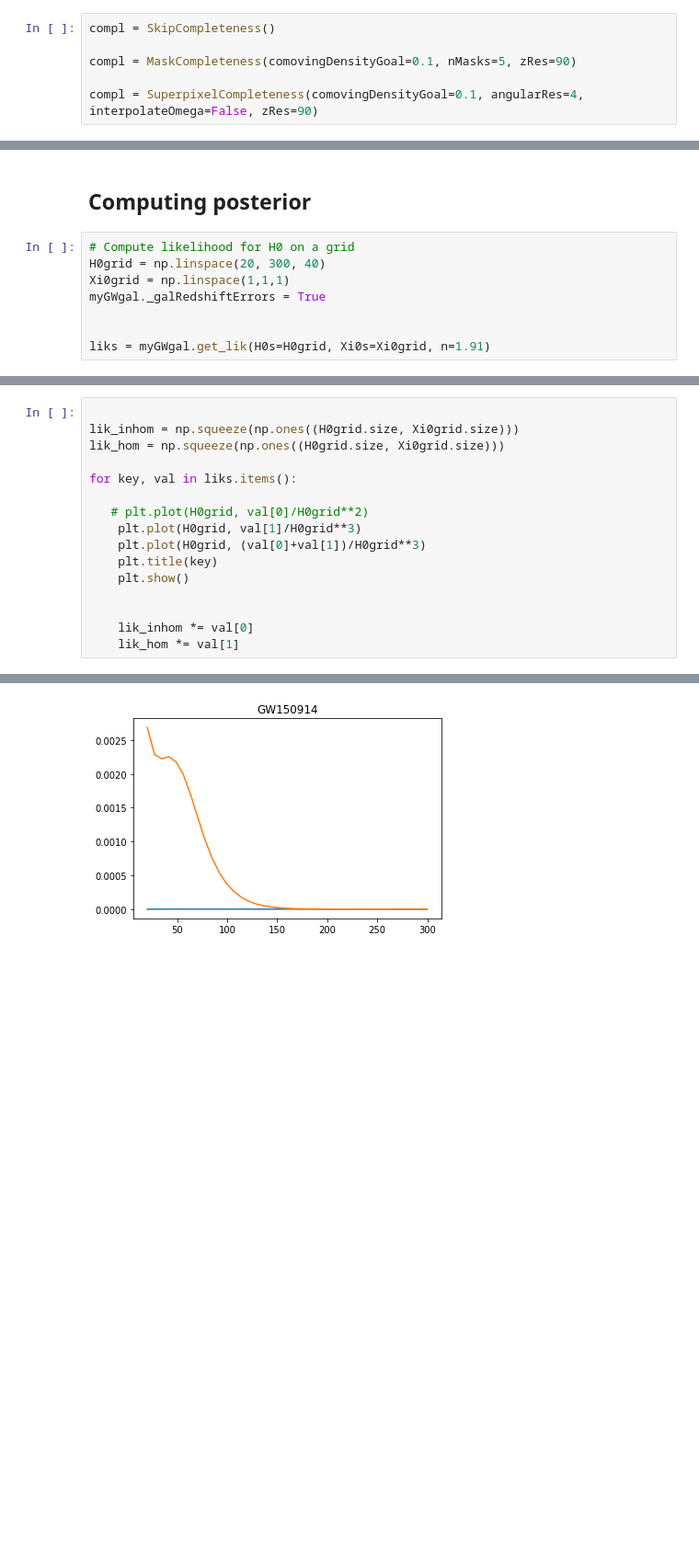
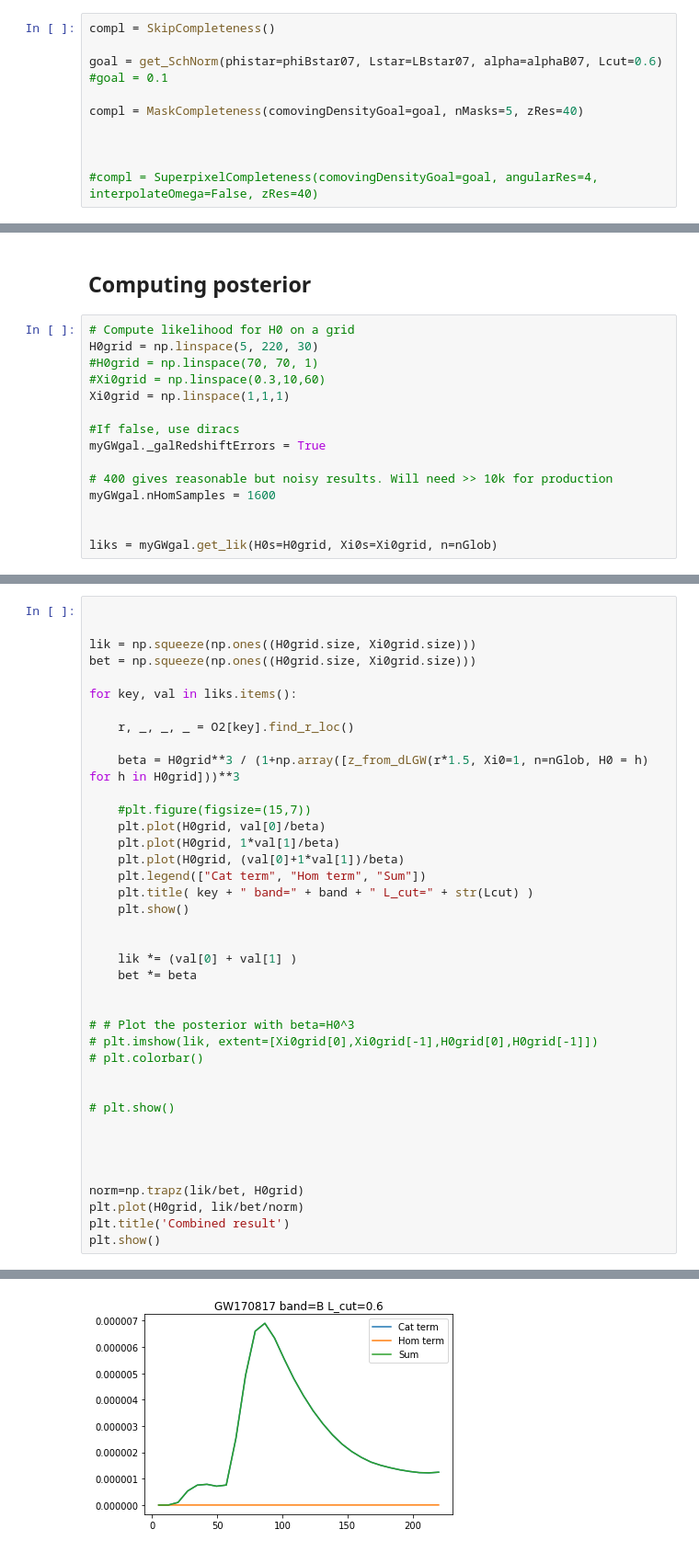
Before and after one commit to CosmoStatGW/DarkSirensStat, a Jupyter notebook: notebooks/Xi0Stat_tutorial.ipynb, the cells around one changed output, grey strips where cells are left out. Shown at 92% size. Drawn from its saved outputs; the diff is of its cells as text; blank space fills up the shorter version.

```diff
--- a/notebooks/Xi0Stat_tutorial.ipynb
+++ b/notebooks/Xi0Stat_tutorial.ipynb
@@ -82,9 +95,14 @@ O2['GW170817'].area(level=0.9)
 # %%
 compl = SkipCompleteness()
 
-compl = MaskCompleteness(comovingDensityGoal=0.1, nMasks=5, zRes=90)
+goal = get_SchNorm(phistar=phiBstar07, Lstar=LBstar07, alpha=alphaB07, Lcut=0.6)
+#goal = 0.1
 
-compl = SuperpixelCompleteness(comovingDensityGoal=0.1, angularRes=4, interpolateOmega=False, zRes=90)
+compl = MaskCompleteness(comovingDensityGoal=goal, nMasks=5, zRes=40)
+
+
+
+#compl = SuperpixelCompleteness(comovingDensityGoal=goal, angularRes=4, interpolateOmega=False, zRes=40)
 # %% [markdown]
 ## GLADE
 # %%
@@ -145,10 +198,17 @@ myGWgal = GWgal(gals, O2)
 ## Computing posterior
 # %%
 # Compute likelihood for H0 on a grid
-H0grid = np.linspace(20, 300, 40)
+H0grid = np.linspace(5, 220, 30)
+#H0grid = np.linspace(70, 70, 1)
+#Xi0grid = np.linspace(0.3,10,60)
 Xi0grid = np.linspace(1,1,1)
+
+#If false, use diracs
 myGWgal._galRedshiftErrors = True
 
+# 400 gives reasonable but noisy results. Will need >> 10k for production
+myGWgal.nHomSamples = 1600
 
-liks = myGWgal.get_lik(H0s=H0grid, Xi0s=Xi0grid, n=1.91)
+
+liks = myGWgal.get_lik(H0s=H0grid, Xi0s=Xi0grid, n=nGlob)
 # %% [output]
@@ -163,17 +234,40 @@ Setting z range of the catalogue between 0.009827796600162923, 1.865985027308891
 # %%
 
-lik_inhom = np.squeeze(np.ones((H0grid.size, Xi0grid.size)))
-lik_hom = np.squeeze(np.ones((H0grid.size, Xi0grid.size)))
+
+lik = np.squeeze(np.ones((H0grid.size, Xi0grid.size)))
+bet = np.squeeze(np.ones((H0grid.size, Xi0grid.size)))
 
 for key, val in liks.items():
 
-   # plt.plot(H0grid, val[0]/H0grid**2)
-    plt.plot(H0grid, val[1]/H0grid**3)
-    plt.plot(H0grid, (val[0]+val[1])/H0grid**3)
-    plt.title(key)
+    r, _, _, _ = O2[key].find_r_loc()
+
+    beta = H0grid**3 / (1+np.array([z_from_dLGW(r*1.5, Xi0=1, n=nGlob, H0 = h) for h in H0grid]))**3
+
+    #plt.figure(figsize=(15,7))
+    plt.plot(H0grid, val[0]/beta)
+    plt.plot(H0grid, 1*val[1]/beta)
+    plt.plot(H0grid, (val[0]+1*val[1])/beta)
+    plt.legend(["Cat term", "Hom term", "Sum"])
+    plt.title( key + " band=" + band + " L_cut=" + str(Lcut) )
     plt.show()
 
 
-    lik_inhom *= val[0]
-    lik_hom *= val[1]
+    lik *= (val[0] + val[1] )
+    bet *= beta
+
+
+# # Plot the posterior with beta=H0^3
+# plt.imshow(lik, extent=[Xi0grid[0],Xi0grid[-1],H0grid[0],H0grid[-1]])
+# plt.colorbar()
+
+
+# plt.show()
+
+
+
+
+norm=np.trapz(lik/bet, H0grid)
+plt.plot(H0grid, lik/bet/norm)
+plt.title('Combined result')
+plt.show()
 # %% [output]
@@ -181 +275 @@ for key, val in liks.items():
-[figure, old version]
+[figure, new version]
```
Also changed, not shown: parts of 21 cells of this notebook, 6 other files.
